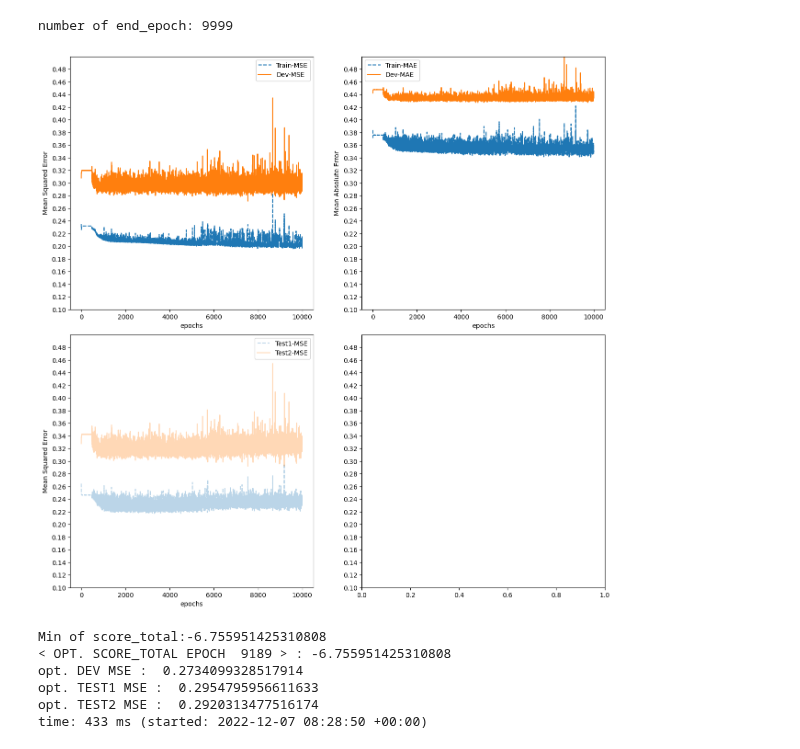
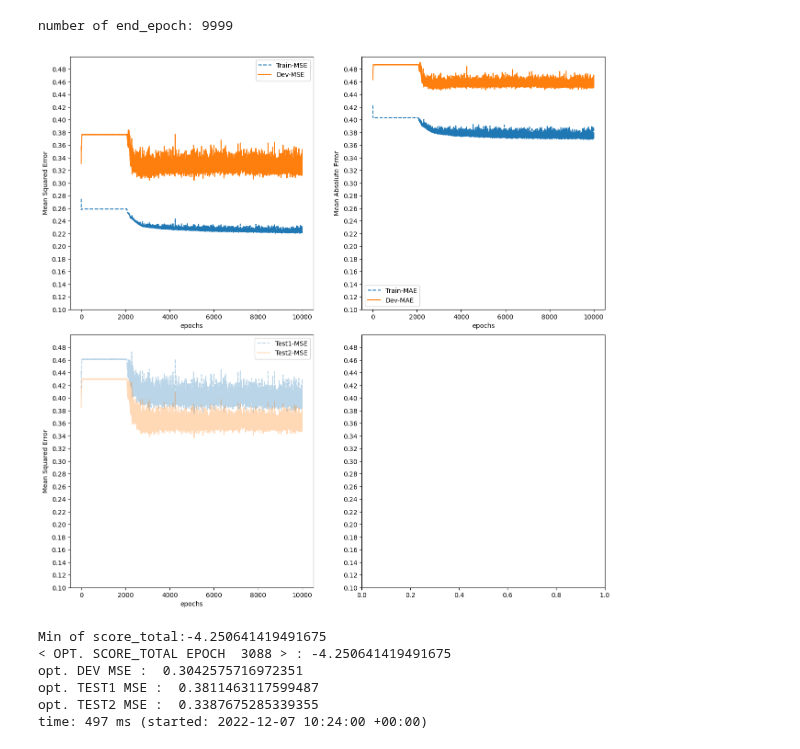
Before and after one commit to theabc50111/ARIMA-LSTM-hybrid-corrcoef-predict, a Jupyter notebook: ywt_library/lstm_weight_evaluation.ipynb, the cells around one changed output. Drawn from its saved outputs; the diff is of its cells as text; code cells hidden in the pictures.

Commit message:
retrain SP500_20082017_CORR_SER_ABS_CORR_MAT_HRCHY_11_CLUSTER

```diff
--- a/ywt_library/lstm_weight_evaluation.ipynb
+++ b/ywt_library/lstm_weight_evaluation.ipynb
@@ -9,7 +9,7 @@ ELBOW = 5
 
 # scores = pd.read_csv("../arima_lstm_hybrid_model_train/results/20220924/Kristian_Senneset_LSTM_hyper_params/sp500_20082017_train_LSTM_evaluation.csv")
 # scores = pd.read_csv("../arima_lstm_hybrid_model/train/results/20221119/sp500_20082017-train_train-kS_hyper_lstm_evaluation.csv")
-scores = pd.read_csv("../arima_lstm_hybrid_model/train/results/20221207/sp500_20082017_freq_cluster_label_1-train_train-kS_hyper_lstm_evaluation.csv")
+scores = pd.read_csv("../arima_lstm_hybrid_model/train/results/20221207/sp500_20082017_corr_ser_abs_corr_mat_hrchy_11_cluster-train_train-kS_hyper_lstm_evaluation.csv")
 end_epoch = scores.shape[0]
 print(f"number of end_epoch: {end_epoch}")
 
@@ -23,37 +23,37 @@ ax1.set_xlabel('epochs')
 ax1.set_ylabel('Mean Squared Error')
 ax2.plot(scores['TRAIN_MAE'][:end_epoch],'--', label="Train-MAE")
 ax2.plot(scores['DEV_MAE'][:end_epoch], label="Dev-MAE")
 ax2.legend()
 ax2.set_xlabel('epochs')
 ax2.set_ylabel('Mean Absolute Error')
 ax3.plot(scores['TEST1_MSE'][:end_epoch],'--', label="Test1-MSE", alpha=0.3)
 ax3.plot(scores['TEST2_MSE'][:end_epoch], label="Test2-MSE", alpha=0.3)
 ax3.legend()
 ax3.set_xlabel('epochs')
 ax3.set_ylabel('Mean Squared Error')
 plt.subplots_adjust(wspace=0.2,hspace=0.1)
 plt.show()
 plt.close()
 
 # score_diff = (scores['DEV_MSE']-scores['TRAIN_MSE'])[ELBOW:]
 # score_sum = (scores['DEV_MSE']+scores['TRAIN_MSE'])[ELBOW:]
 score_diff = (scores['DEV_MSE'] - scores['TRAIN_MSE'])
 score_sum = (scores['DEV_MSE'] + scores['TRAIN_MSE'])
 score_diff_norm = (score_diff - np.mean(score_diff))/np.std(score_diff)
 score_sum_norm = (score_sum - np.mean(score_sum))/np.std(score_sum)
 score_total = score_diff_norm + score_sum_norm
 idx = np.argmin(score_total)
 print(f"Min of score_total:{score_total.min()}")
 print('< OPT. SCORE_TOTAL EPOCH ',str(idx+1),'> : '+str(score_total[idx]))
 print('opt. DEV MSE : ',str(scores['DEV_MSE'][idx]))
 print('opt. TEST1 MSE : ',str(scores['TEST1_MSE'][idx]))
 print('opt. TEST2 MSE : ',str(scores['TEST2_MSE'][idx]))
 # %% [output]
 number of end_epoch: 9999
-[figure, old version]
+[figure, new version]
-Min of score_total:-6.755951425310808
-< OPT. SCORE_TOTAL EPOCH  9189 > : -6.755951425310808
-opt. DEV MSE :  0.2734099328517914
-opt. TEST1 MSE :  0.2954795956611633
-opt. TEST2 MSE :  0.2920313477516174
-time: 433 ms (started: 2022-12-07 08:28:50 +00:00)
+Min of score_total:-4.250641419491675
+< OPT. SCORE_TOTAL EPOCH  3088 > : -4.250641419491675
+opt. DEV MSE :  0.3042575716972351
+opt. TEST1 MSE :  0.3811463117599487
+opt. TEST2 MSE :  0.3387675285339355
+time: 497 ms (started: 2022-12-07 10:24:00 +00:00)
```
Also changed, not shown: parts of 1 cell of this notebook, 40 other files.
